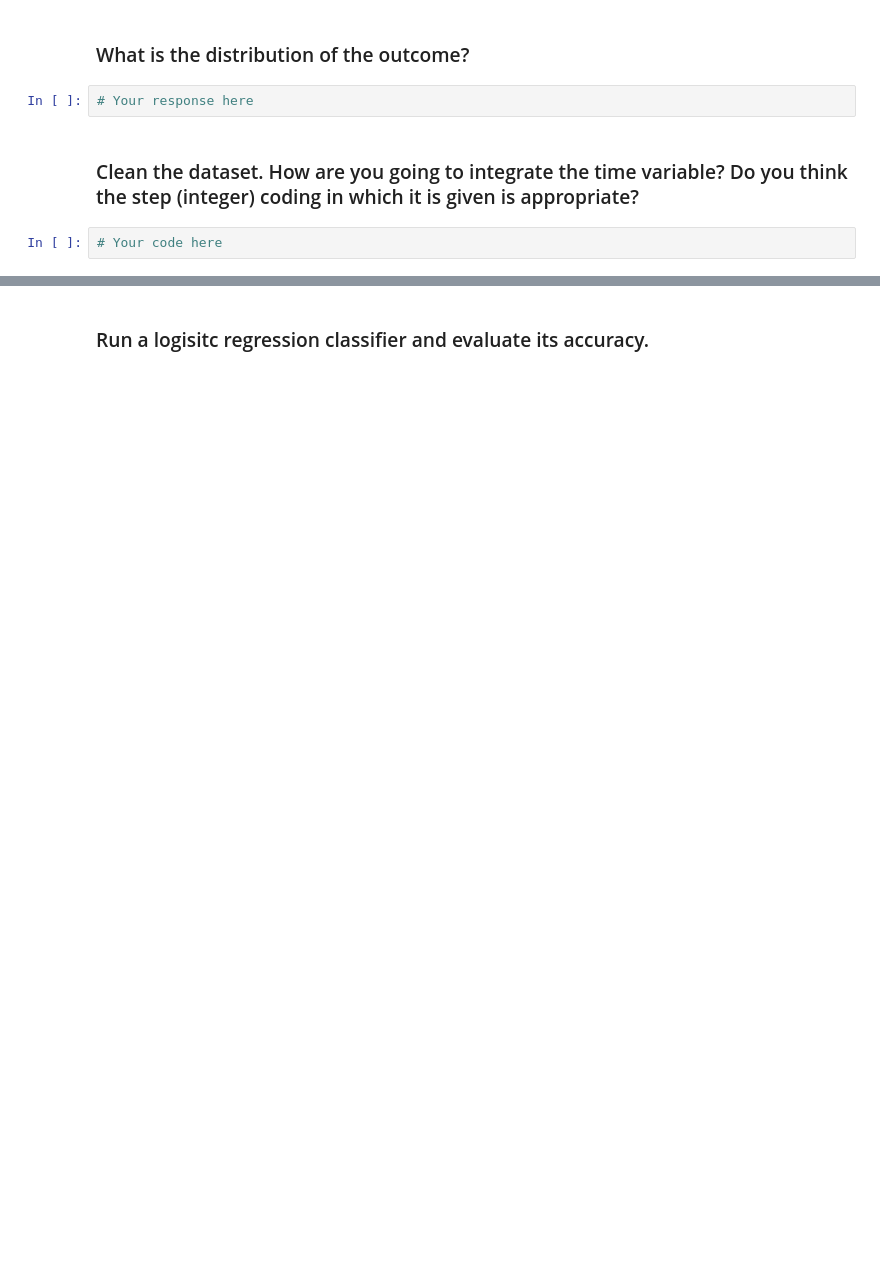
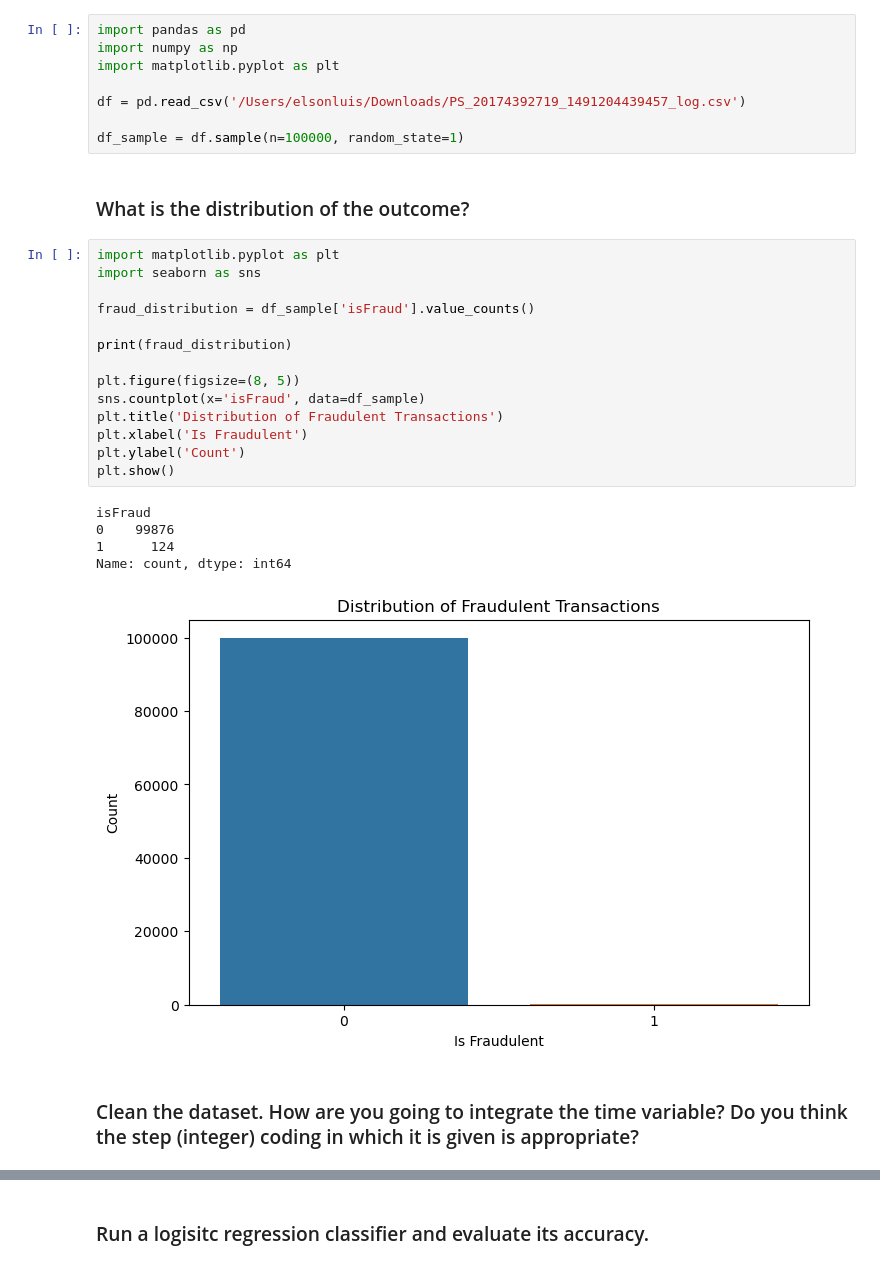
Before and after one commit to ta-data-lis/lab-imbalance, a Jupyter notebook: your-code/lab_imbalance.ipynb, the cells around one changed output, grey strips where cells are left out. Cells and saved outputs as stored; diff of their text form; blank space fills up the shorter version.

```diff
--- a/your-code/lab_imbalance.ipynb
+++ b/your-code/lab_imbalance.ipynb
@@ -14,8 +12,32 @@ Like we disussed in class, when we have noisy data, if we are not careful, we ca
+# %%
+import pandas as pd
+import numpy as np
+import matplotlib.pyplot as plt
+
+df = pd.read_csv('/Users/elsonluis/Downloads/PS_20174392719_1491204439457_log.csv')
+
+df_sample = df.sample(n=100000, random_state=1)
 # %% [markdown]
 ### What is the distribution of the outcome?
-# %%
-# Your response here
+# %%
+import matplotlib.pyplot as plt
+import seaborn as sns
+
+fraud_distribution = df_sample['isFraud'].value_counts()
+
+print(fraud_distribution)
+
+plt.figure(figsize=(8, 5))
+sns.countplot(x='isFraud', data=df_sample)
+plt.title('Distribution of Fraudulent Transactions')
+plt.xlabel('Is Fraudulent')
+plt.ylabel('Count')
+plt.show()
+# %% [output]
+isFraud
+0    99876
+1      124
+Name: count, dtype: int64
+[figure, added]
 # %% [markdown]
 ### Clean the dataset. How are you going to integrate the time variable? Do you think the step (integer) coding in which it is given is appropriate?
-# %%
-# Your code here
```
Also changed, not shown: parts of 9 cells of this notebook.
